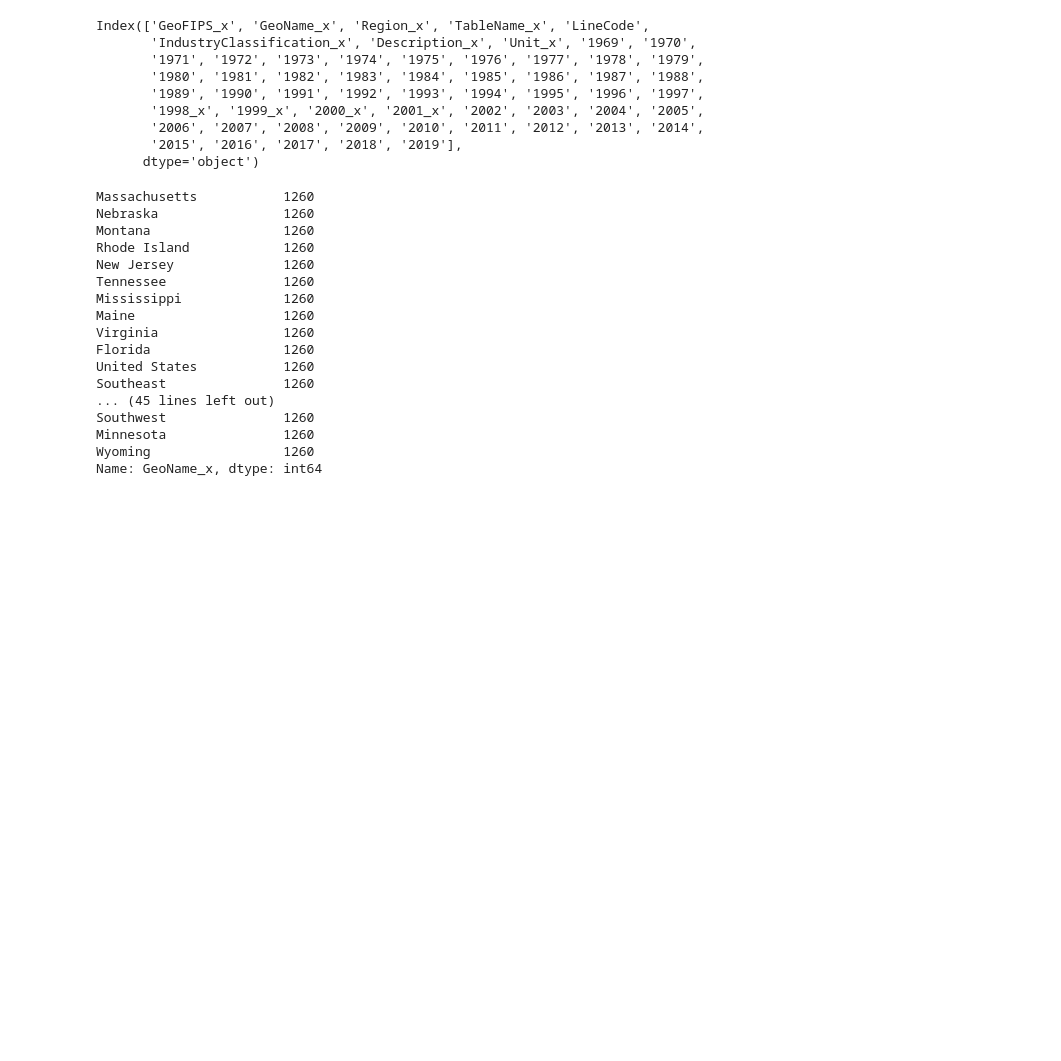
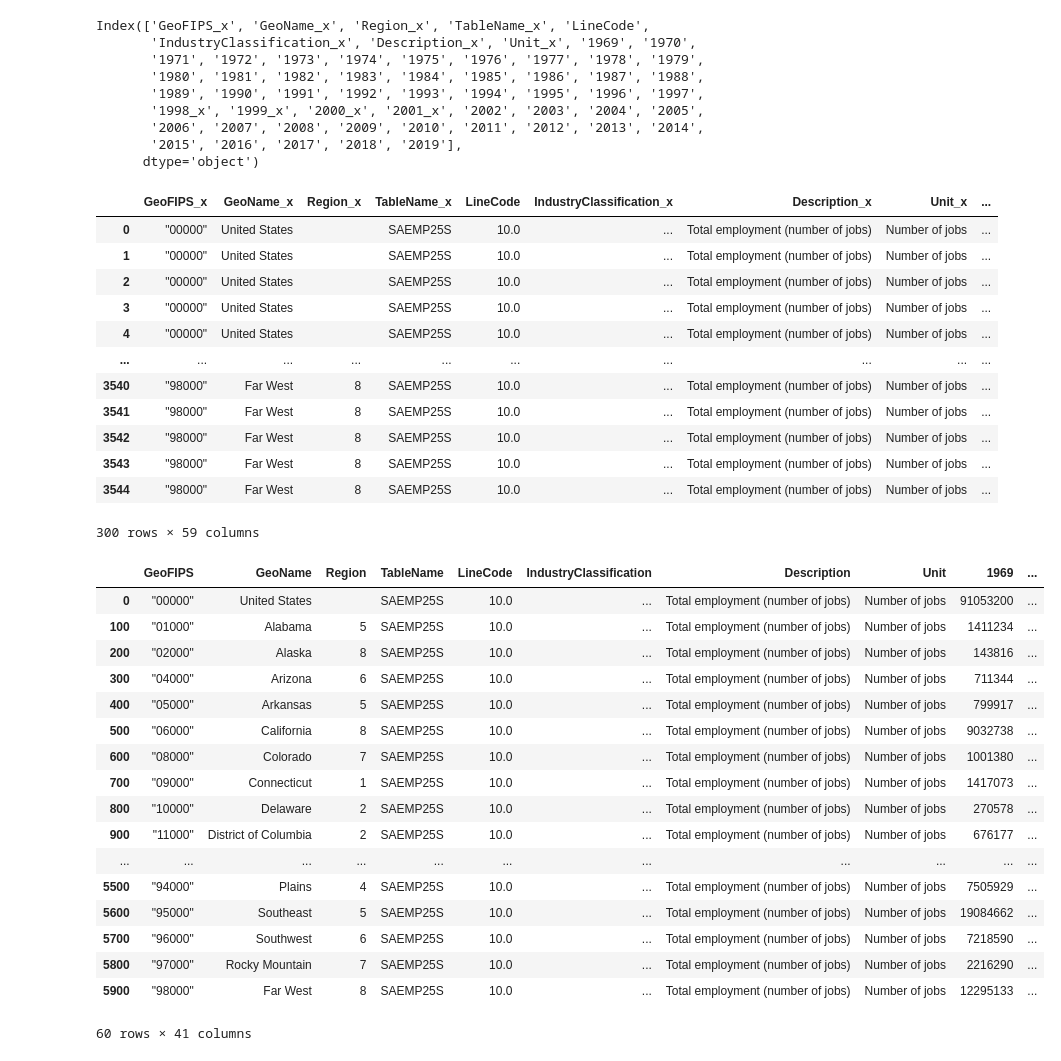
Before and after one commit to devindubin/ProjectOne, a Jupyter notebook: devin_Resources/devin_SAEMP25N.ipynb, the cells around one changed output. Drawn from its saved outputs; the diff is of its cells as text; code cells hidden in the pictures; blank space fills up the shorter version.

Commit message:
employee number df

```diff
--- a/devin_Resources/devin_SAEMP25N.ipynb
+++ b/devin_Resources/devin_SAEMP25N.ipynb
@@ -52,22 +52,40 @@ Index(['GeoFIPS_x', 'GeoName_x', 'Region_x', 'TableName_x', 'LineCode',
 # %%
 test_merge = test_merge.dropna()
 test_merge['GeoName_x'].value_counts()
-by_geoname_us = test_merge
+by_geoname_us = test_merge.groupby('GeoName_x')
+by_geoname_us.head()
 # %% [output]
+|  | GeoFIPS_x | GeoName_x | Region_x | TableName_x | LineCode | IndustryClassification_x | Description_x | Unit_x | ... |
+| 0 | "00000" | United States |  | SAEMP25S | 10.0 | ... | Total employment (number of jobs) | Number of jobs | ... |
+| 1 | "00000" | United States |  | SAEMP25S | 10.0 | ... | Total employment (number of jobs) | Number of jobs | ... |
+| 2 | "00000" | United States |  | SAEMP25S | 10.0 | ... | Total employment (number of jobs) | Number of jobs | ... |
+| 3 | "00000" | United States |  | SAEMP25S | 10.0 | ... | Total employment (number of jobs) | Number of jobs | ... |
+| 4 | "00000" | United States |  | SAEMP25S | 10.0 | ... | Total employment (number of jobs) | Number of jobs | ... |
+| ... | ... | ... | ... | ... | ... | ... | ... | ... | ... |
+| 3540 | "98000" | Far West | 8 | SAEMP25S | 10.0 | ... | Total employment (number of jobs) | Number of jobs | ... |
+| 3541 | "98000" | Far West | 8 | SAEMP25S | 10.0 | ... | Total employment (number of jobs) | Number of jobs | ... |
+| 3542 | "98000" | Far West | 8 | SAEMP25S | 10.0 | ... | Total employment (number of jobs) | Number of jobs | ... |
+| 3543 | "98000" | Far West | 8 | SAEMP25S | 10.0 | ... | Total employment (number of jobs) | Number of jobs | ... |
+| 3544 | "98000" | Far West | 8 | SAEMP25S | 10.0 | ... | Total employment (number of jobs) | Number of jobs | ... |
-Massachusetts           1260
-Nebraska                1260
-Montana                 1260
-Rhode Island            1260
-New Jersey              1260
-Tennessee               1260
-Mississippi             1260
-Maine                   1260
-Virginia                1260
-Florida                 1260
-United States           1260
-Southeast               1260
-... (45 lines left out)
-Southwest               1260
-Minnesota               1260
-Wyoming                 1260
-Name: GeoName_x, dtype: int64
+300 rows × 59 columns
+# %%
+saemp69[saemp69['LineCode'] == 10]
+# %% [output]
+|  | GeoFIPS | GeoName | Region | TableName | LineCode | IndustryClassification | Description | Unit | 1969 | ... |
+| 0 | "00000" | United States |  | SAEMP25S | 10.0 | ... | Total employment (number of jobs) | Number of jobs | 91053200 | ... |
+| 100 | "01000" | Alabama | 5 | SAEMP25S | 10.0 | ... | Total employment (number of jobs) | Number of jobs | 1411234 | ... |
+| 200 | "02000" | Alaska | 8 | SAEMP25S | 10.0 | ... | Total employment (number of jobs) | Number of jobs | 143816 | ... |
+| 300 | "04000" | Arizona | 6 | SAEMP25S | 10.0 | ... | Total employment (number of jobs) | Number of jobs | 711344 | ... |
+| 400 | "05000" | Arkansas | 5 | SAEMP25S | 10.0 | ... | Total employment (number of jobs) | Number of jobs | 799917 | ... |
+| 500 | "06000" | California | 8 | SAEMP25S | 10.0 | ... | Total employment (number of jobs) | Number of jobs | 9032738 | ... |
+| 600 | "08000" | Colorado | 7 | SAEMP25S | 10.0 | ... | Total employment (number of jobs) | Number of jobs | 1001380 | ... |
+| 700 | "09000" | Connecticut | 1 | SAEMP25S | 10.0 | ... | Total employment (number of jobs) | Number of jobs | 1417073 | ... |
+| 800 | "10000" | Delaware | 2 | SAEMP25S | 10.0 | ... | Total employment (number of jobs) | Number of jobs | 270578 | ... |
+| 900 | "11000" | District of Columbia | 2 | SAEMP25S | 10.0 | ... | Total employment (number of jobs) | Number of jobs | 676177 | ... |
+| ... | ... | ... | ... | ... | ... | ... | ... | ... | ... | ... |
+| 5500 | "94000" | Plains | 4 | SAEMP25S | 10.0 | ... | Total employment (number of jobs) | Number of jobs | 7505929 | ... |
+| 5600 | "95000" | Southeast | 5 | SAEMP25S | 10.0 | ... | Total employment (number of jobs) | Number of jobs | 19084662 | ... |
+| 5700 | "96000" | Southwest | 6 | SAEMP25S | 10.0 | ... | Total employment (number of jobs) | Number of jobs | 7218590 | ... |
+| 5800 | "97000" | Rocky Mountain | 7 | SAEMP25S | 10.0 | ... | Total employment (number of jobs) | Number of jobs | 2216290 | ... |
+| 5900 | "98000" | Far West | 8 | SAEMP25S | 10.0 | ... | Total employment (number of jobs) | Number of jobs | 12295133 | ... |
+60 rows × 41 columns
```
Also changed, not shown: parts of 1 cell of this notebook.
